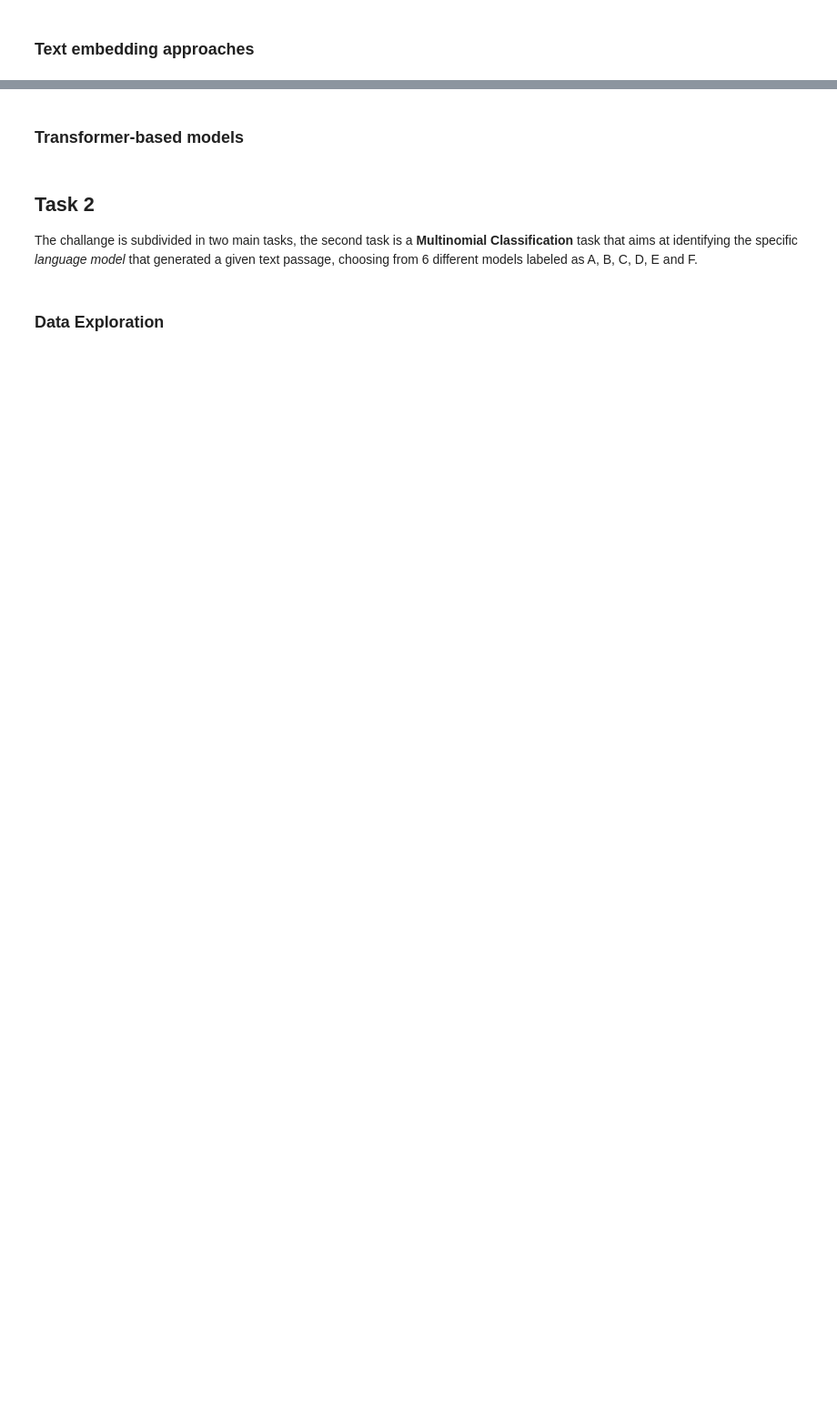
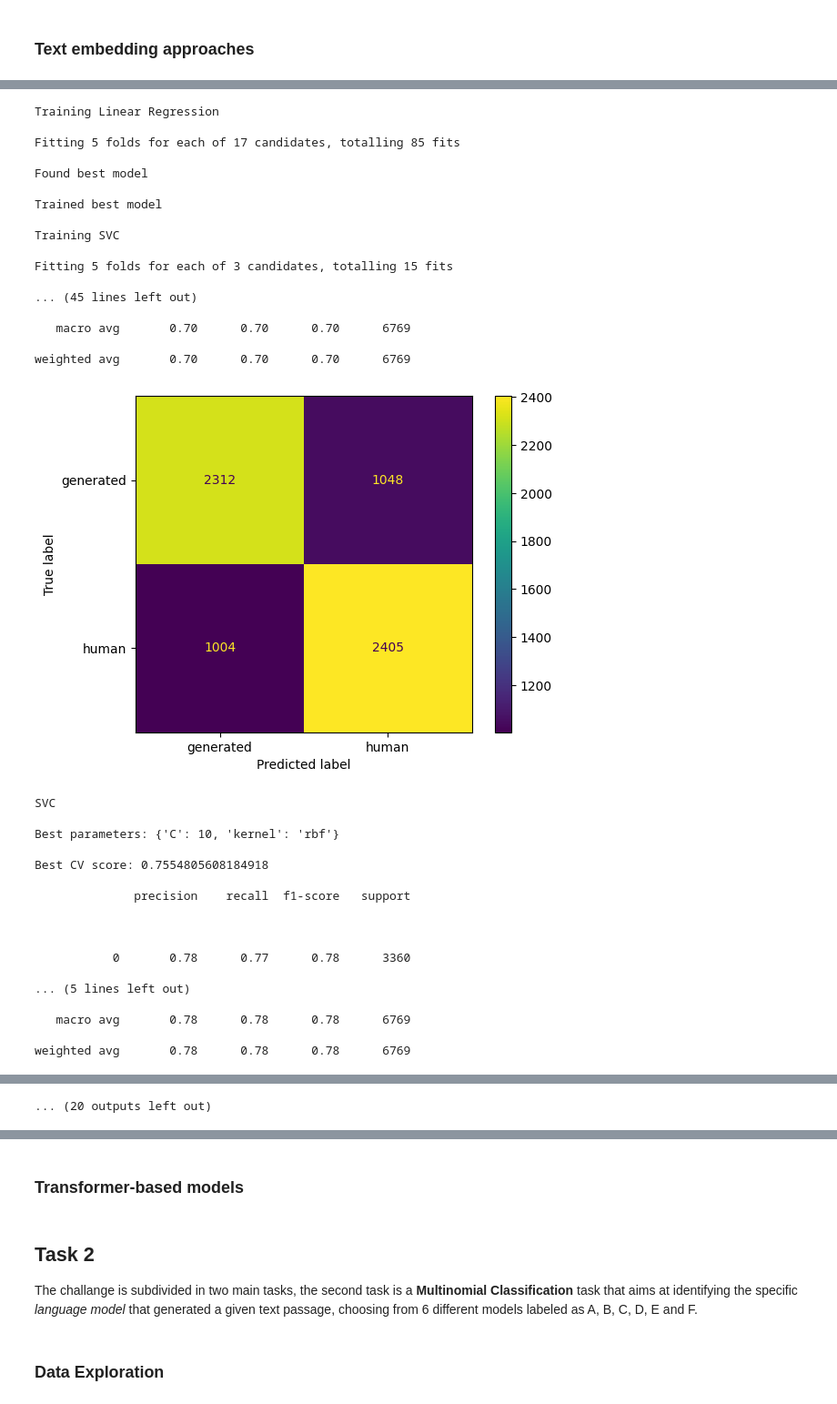
Before and after one commit to daviderigamonti/NLP-Project, a Jupyter notebook: notebooks/Final.ipynb, the cells around one changed output, grey strips where cells are left out. Shown at 91% size. Saved outputs shown, nothing was run; the diff lists cells and outputs as text; code cells hidden in the pictures; blank space fills up the shorter version.

Commit message:
added word embeddding models

```diff
--- a/notebooks/Final.ipynb
+++ b/notebooks/Final.ipynb
@@ -1198,0 +807,28 @@ This result is particularly interesting since no direct text information is give
+# %%
+def train_models(models,x_train,y_train):
+    for model in models:
+        print(f"Training {model['name']}")
+
+        x_train_, y_train_ = x_train, y_train
+        if "subsample" in model.keys():
+            x_train_, _, y_train_, _ = train_test_split(
+                x_train,
+                y_train,
+                test_size=model["subsample"],
+                stratify=y_train
+            )
+
+        model["model"].fit(x_train_, y_train_)
+
+        print("Found best model")
+        model["best"] = model["model"].best_estimator_
+        model["best"].fit(x_train, y_train)
+        print("Trained best model")
+# %%
+def evaluate_models(models,x_test,y_test):
+    for model in models:
+        print(f"{model['name']}")
+        print(f"Best parameters: {model['model'].best_params_}")
+        print(f"Best CV score: {model['model'].best_score_}")
+        y_pred = model['best'].predict(x_test)
+        evaluate(y_test, y_pred, labels=labels)
@@ -1198,0 +837,5 @@ This result is particularly interesting since no direct text information is give
+# %%
+docs = [re.sub('\n', ' ', doc) for doc in df.text]
+sentences = [re.split('[?!.]\s', doc) for doc in docs]
+sentences = list(flatten(sentences))
+sentences[:3]
@@ -1198,0 +846,45 @@ This result is particularly interesting since no direct text information is give
+# %%
+tokenized_sentences = [re.sub('\W', ' ', sentence).lower().split() for sentence in sentences]
+# %%
+for i in [50,100,200]:
+  print("Dimension of embedding: "+str(i))
+  x_train, x_test, y_train, y_test=prep_dataset(tokenized_sentences,i)
+  models=setup_models()
+  train_models(models,x_train,y_train)
+  evaluate_models(models,x_test,y_test)
+# %% [output]
+Training Linear Regression
+
+Fitting 5 folds for each of 17 candidates, totalling 85 fits
+
+Found best model
+
+Trained best model
+
+Training SVC
+
+Fitting 5 folds for each of 3 candidates, totalling 15 fits
+
+... (45 lines left out)
+
+   macro avg       0.70      0.70      0.70      6769
+
+weighted avg       0.70      0.70      0.70      6769
+[figure, added]
+SVC
+
+Best parameters: {'C': 10, 'kernel': 'rbf'}
+
+Best CV score: 0.7554805608184918
+
+              precision    recall  f1-score   support
+
+
+
+           0       0.78      0.77      0.78      3360
+
+... (5 lines left out)
+
+   macro avg       0.78      0.78      0.78      6769
+
+weighted avg       0.78      0.78      0.78      6769
@@ -1198,0 +964 @@ This result is particularly interesting since no direct text information is give
+... (20 outputs left out)
```
Also changed, not shown: parts of 148 cells of this notebook.
